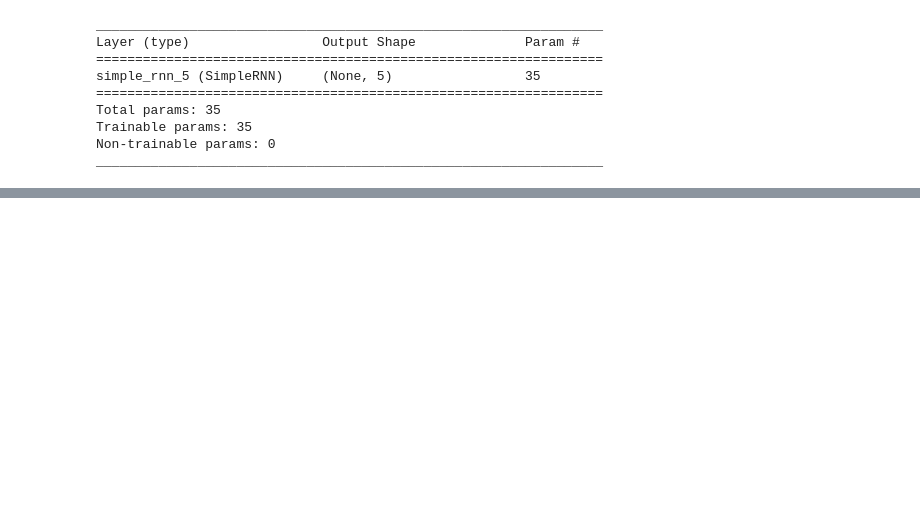
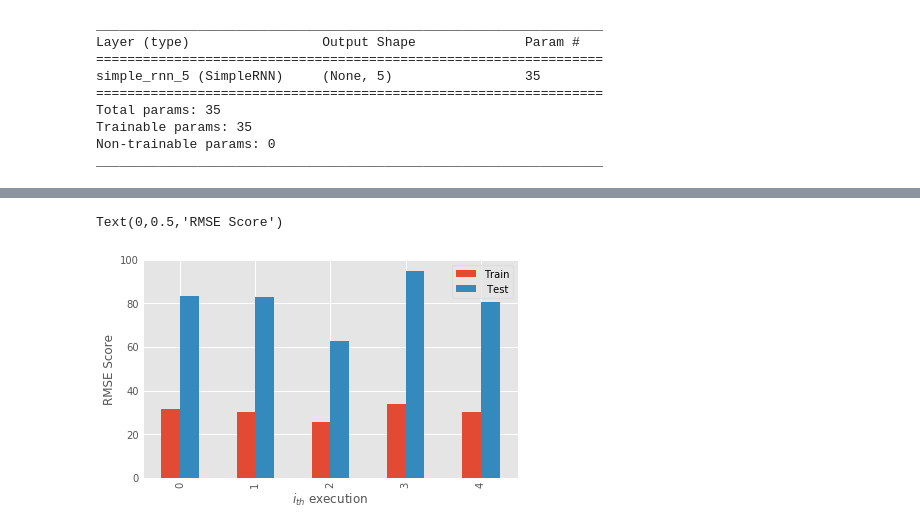
Before and after one commit to xpatux/dl_lab02, a Jupyter notebook: notebooks/lab02_parte2.ipynb, the cells around one changed output, grey strips where cells are left out. Cells and saved outputs as stored; diff of their text form; code cells hidden in the pictures; blank space fills up the shorter version.

```diff
--- a/notebooks/lab02_parte2.ipynb
+++ b/notebooks/lab02_parte2.ipynb
@@ -96,0 +244,18 @@ _________________________________________________________________
+# %%
+test_data_dropout = pd.read_csv(StringIO('''
+Train, Test
+31.54,83.60
+30.25,82.93
+25.67,62.99
+33.70,95.03
+29.99,80.83
+'''))
+
+# pd.read_csv()
+# %%
+ax = test_data_dropout.plot.bar()
+ax.set_xlabel("$i_{th}$ execution")
+ax.set_ylabel("RMSE Score")
+# %% [output]
+Text(0,0.5,'RMSE Score')
+[figure, added]
```
Also changed, not shown: parts of 30 cells of this notebook, 3 other files.
